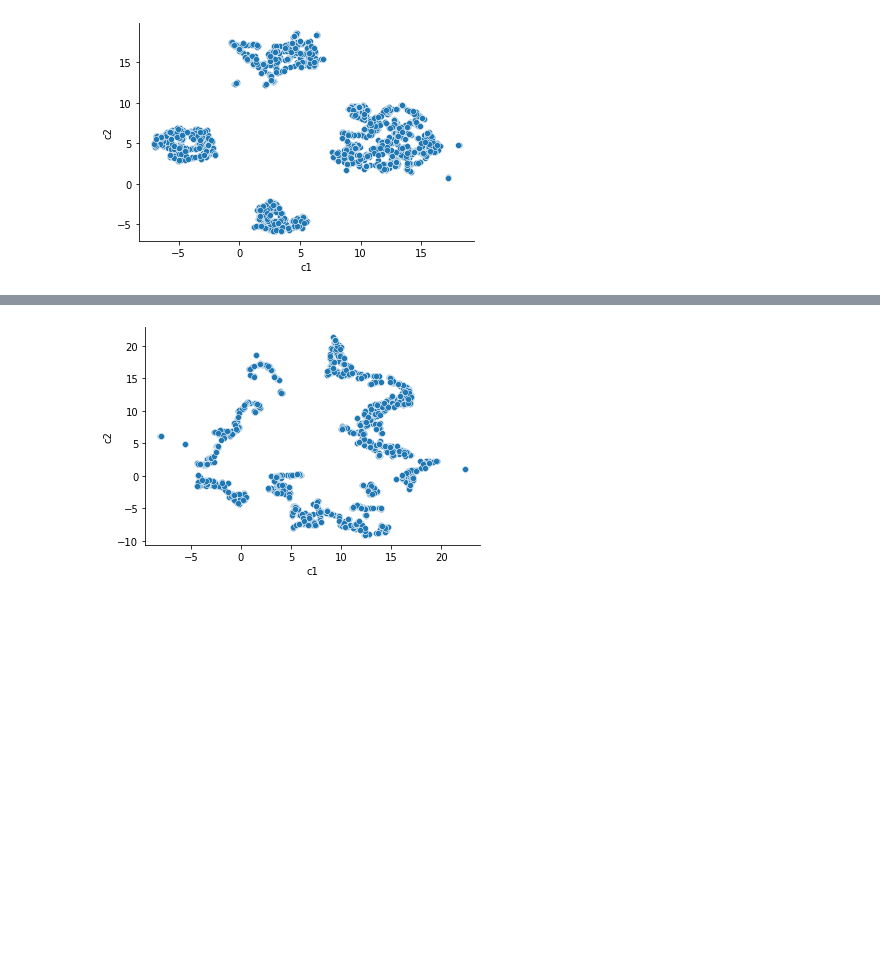
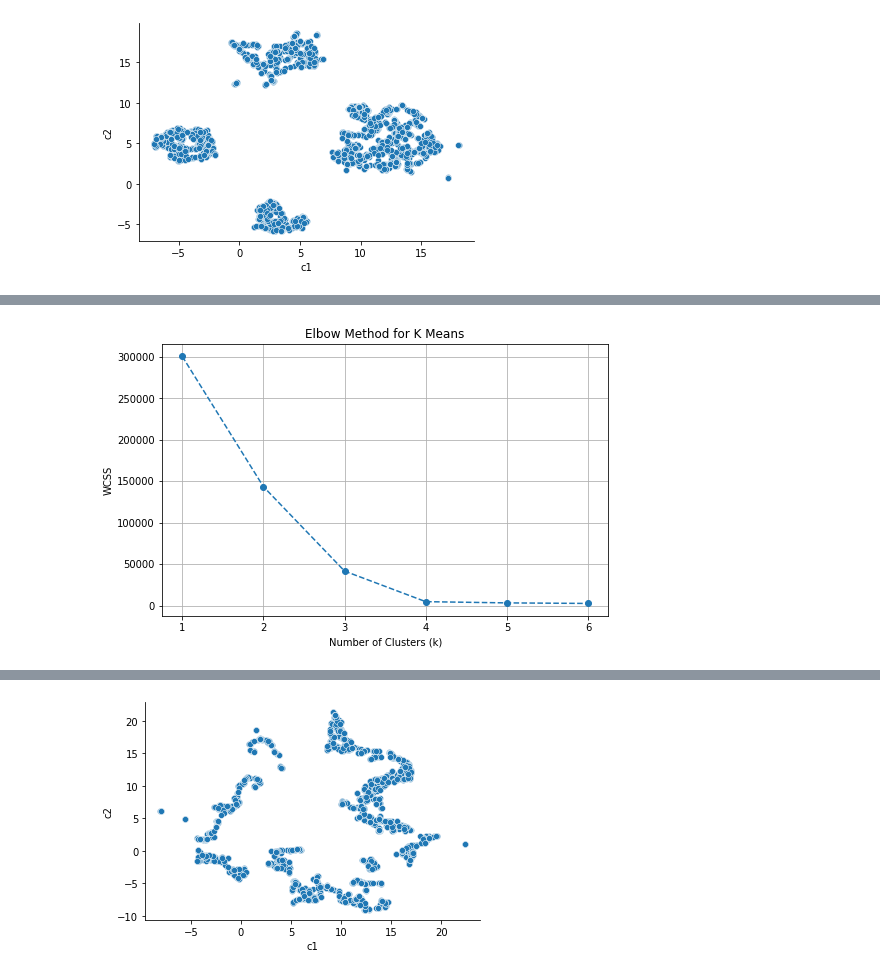
Before and after one commit to pandrew99/MindfulML, a Jupyter notebook: Final_Project_Andrew.ipynb, the cells around one changed output, grey strips where cells are left out. Cells and saved outputs as stored; diff of their text form; code cells hidden in the pictures; blank space fills up the shorter version.

```diff
--- a/Final_Project_Andrew.ipynb
+++ b/Final_Project_Andrew.ipynb
@@ -65,0 +75,22 @@ ax = plt.gca()
+# %%
+from sklearn.cluster import KMeans
+import matplotlib.pyplot as plt
+
+def plot_elbow_method(data, max_clusters=10):
+    wcss = []  # Within-cluster sum of squares
+    for k in range(1, max_clusters + 1):
+        kmeans = KMeans(n_clusters=k, random_state=0).fit(data)
+        wcss.append(kmeans.inertia_)  # WCSS for each k
+
+    # Plot the Elbow Method
+    plt.figure(figsize=(8, 5))
+    plt.plot(range(1, max_clusters + 1), wcss, marker='o', linestyle='--')
+    plt.xlabel('Number of Clusters (k)')
+    plt.ylabel('WCSS')
+    plt.title('Elbow Method for K Means')
+    plt.grid(True)
+    plt.show()
+
+plot_elbow_method(ucs, max_clusters=6)
+# %% [output]
+[figure, added]
```
Also changed, not shown: parts of 18 cells of this notebook.
